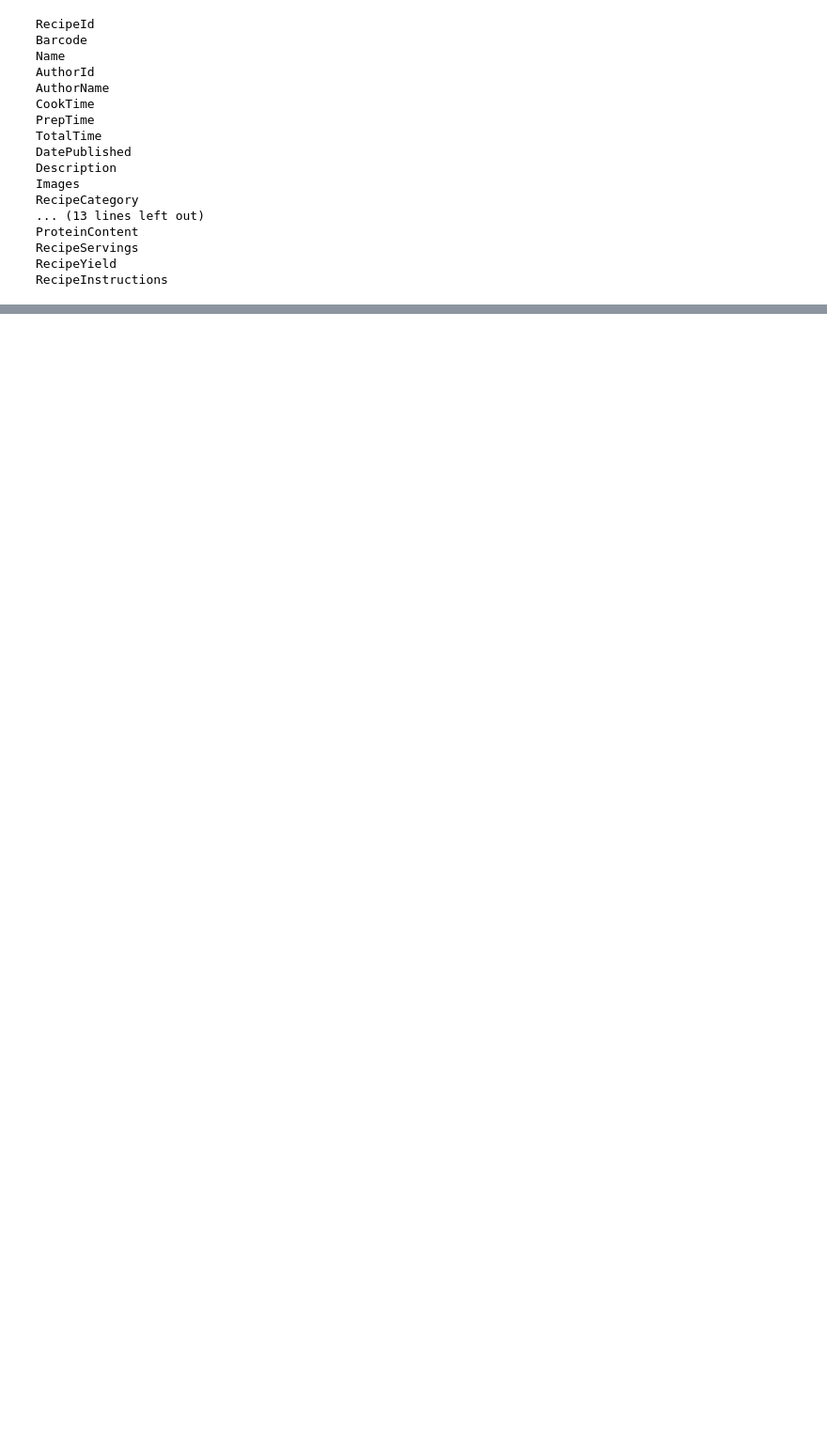
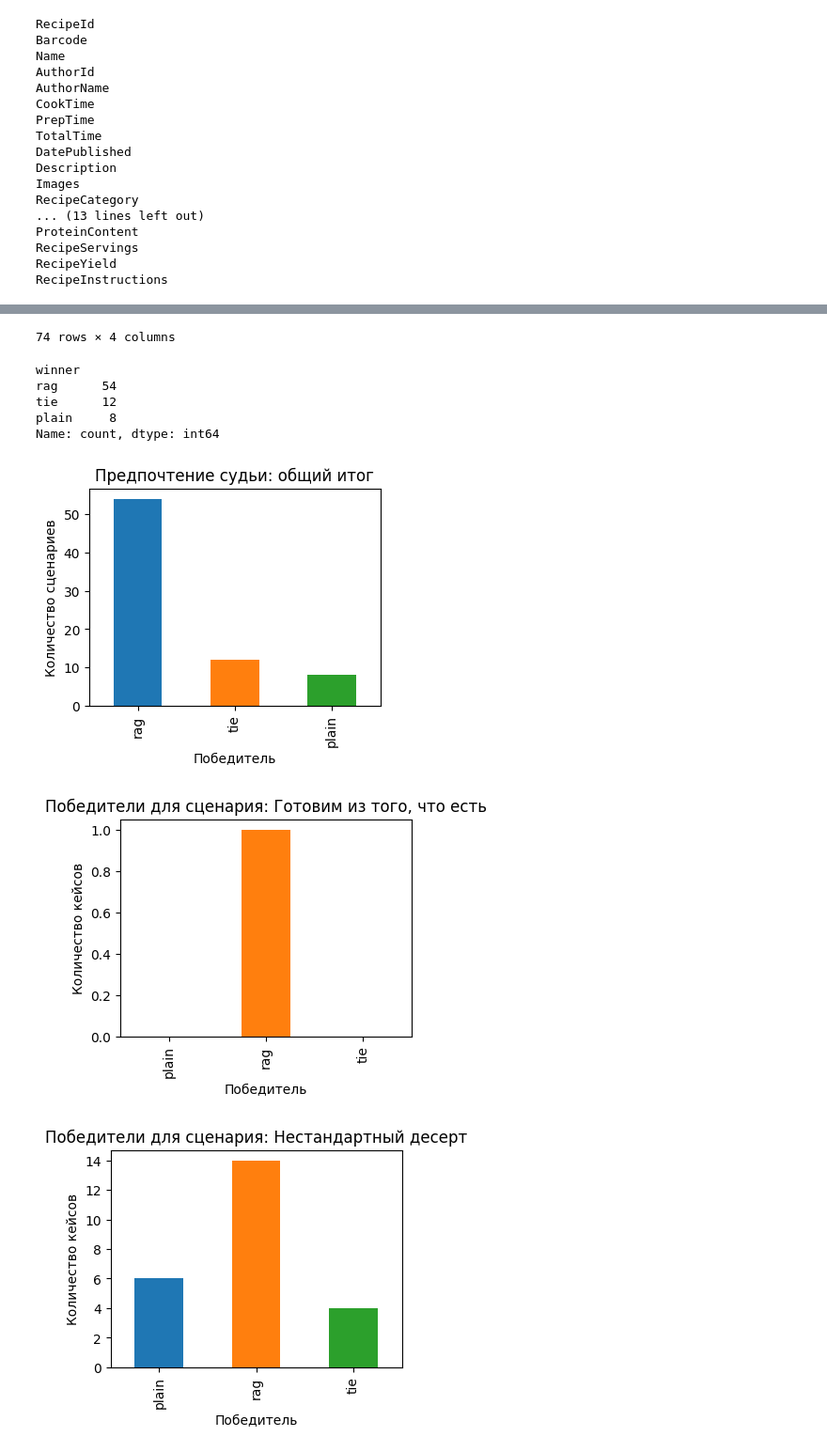
Before and after one commit to dimapchik/Promt-Pepper, a Jupyter notebook: rag.ipynb, the cells around one changed output, grey strips where cells are left out. Shown at 94% size. Cells and saved outputs as stored; diff of their text form; code cells hidden in the pictures; blank space fills up the shorter version.

```diff
--- a/rag.ipynb
+++ b/rag.ipynb
@@ -59,0 +155,7 @@ def rag_query(query: str, top_k: int = 3, model: str = "gemma2"):
+# %%
+def build_scenarios(n_auto_per_type: int = 25):
+    auto = generate_scenarios_per_template(scenario_templates, n_per_type=n_auto_per_type)
+    return base_scenarios + auto
+# %%
+scenarios = build_scenarios(25)
+print(f"Сценариев готово: {len(scenarios)} (базовых: {len(base_scenarios)}, авто: {len(scenarios) - len(base_scenarios)})")
@@ -59,0 +228,3 @@ def rag_query(query: str, top_k: int = 3, model: str = "gemma2"):
+# %%
+results_df = run_comparisons(scenarios)
+results_df.head()
@@ -59,0 +238,27 @@ def rag_query(query: str, top_k: int = 3, model: str = "gemma2"):
+# %%
+def show_overall_table(df: pd.DataFrame):
+    display(df[["scenario_id", "description", "winner", "judge_reason"]])
+    winner_counts = df["winner"].value_counts()
+    display(winner_counts)
+    winner_counts.plot(kind="bar", color=["#1f77b4", "#ff7f0e", "#2ca02c"], figsize=(4, 3))
+    plt.title("Предпочтение судьи: общий итог")
+    plt.ylabel("Количество сценариев")
+    plt.xlabel("Победитель")
+    plt.show()
+
+
+def show_per_scenario_bars(df: pd.DataFrame):
+    grouped = df.groupby(["description", "winner"]).size().unstack(fill_value=0)
+    for description, row in grouped.iterrows():
+        row.plot(kind="bar", color=["#1f77b4", "#ff7f0e", "#2ca02c"], figsize=(4, 3))
+        plt.title(f"Победители для сценария: {description}")
+        plt.ylabel("Количество кейсов")
+        plt.xlabel("Победитель")
+        plt.show()
+# %%
+if "results_df" in globals():
+    show_overall_table(results_df)
+    show_per_scenario_bars(results_df)
+else:
+    print("Сначала сформируй results_df = run_comparisons(scenarios)")
+# %% [output]
@@ -59,0 +277,9 @@ def rag_query(query: str, top_k: int = 3, model: str = "gemma2"):
+74 rows × 4 columns
+winner
+rag      54
+tie      12
+plain     8
+Name: count, dtype: int64
+[figure, added]
+[figure, added]
+[figure, added]
```
Also changed, not shown: parts of 21 cells of this notebook.
